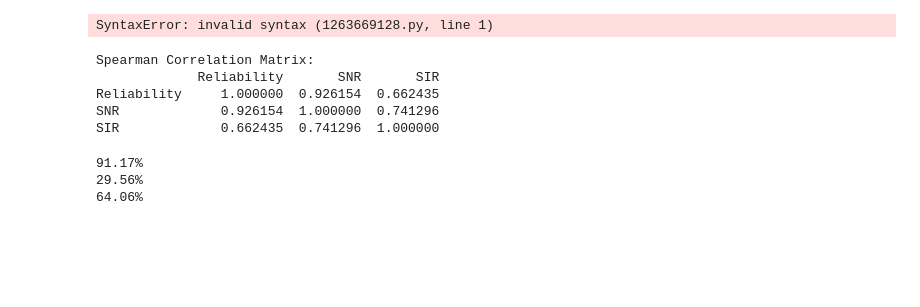
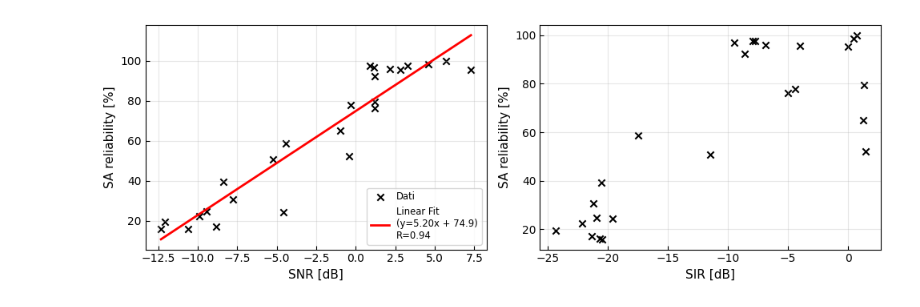
Before and after one commit to pizoz/BSP-Project, a Jupyter notebook: pipeline.ipynb, the cells around one changed output. Cells and saved outputs as stored; diff of their text form; code cells hidden in the pictures; blank space fills up the shorter version.

```diff
--- a/pipeline.ipynb
+++ b/pipeline.ipynb
@@ -71,62 +89,38 @@ for rec_name in record_list:
 # %%
-df. = pd.read_csv(OUTPUT_CSV)
+def linear_func(x, m, q):
+    return m * x + q
+
+df = pd.read_csv(OUTPUT_CSV)
 df['Reliability_Pct'] = df['Reliability'] * 100
-
-def logistic_func(x, L, x0, k):
-    return L / (1 + np.exp(-k * (x - x0)))
 
 df_sorted = df.sort_values(by='SNR')
 x_data = df_sorted['SNR'].values
 y_data = df_sorted['Reliability_Pct'].values
 
-p0 = [100, np.median(x_data), 1]
+x_fit = []
+y_fit = []
+fit_label = "Fit fallito"
 
+# Esecuzione del Fitting
 try:
-    popt, pcov = curve_fit(logistic_func, x_data, y_data, p0=p0, maxfev=5000)
+    popt, pcov = curve_fit(linear_func, x_data, y_data)
+
+    m, q = popt
+
+    # Genera la linea di fit
     x_fit = np.linspace(min(x_data), max(x_data), 500)
-    y_fit = logistic_func(x_fit, *popt)
-    fit_label = f'Logistic Fit\n(x0={popt[1]:.1f} dB)'
+    y_fit = linear_func(x_fit, *popt)
+
+    # Calcolo coefficiente di correlazione
+    correlation_matrix = np.corrcoef(x_data, y_data)
+    r_value = correlation_matrix[0, 1]
+
+    fit_label = f'Linear Fit\n(y={m:.2f}x + {q:.1f})\nR={r_value:.2f}'
+
 except Exception as e:
-    print(e)
+    print(f"Errore nel fitting: {e}")
 
-fig, (ax1, ax2) = plt.subplots(1, 2, figsize=(10, 3.5))
-
-ax1.scatter(df['SNR'], df['Reliability_Pct'], marker='x', color='black', label='Dati')
-if len(x_fit) > 0:
-    ax1.plot(x_fit, y_fit, color='red', linewidth=2, label=fit_label)
-    ax1.legend()
-
-ax1.set_xlabel('SNR [dB]', fontsize=11)
-ax1.set_ylabel('SA reliability [%]', fontsize=11)
-ax1.tick_params(direction='in')
-
-ax2.scatter(df['SIR'], df['Reliability_Pct'], marker='x', color='black')
-ax2.set_xlabel('SIR [dB]', fontsize=11)
-ax2.set_ylabel('SA reliability [%]', fontsize=11)
-ax2.tick_params(direction='in')
-
-# 4. Final Display
-plt.tight_layout()
-plt.show()
+# --- 3. Chiamata alla funzione di Plot ---
+plot_reliability_correlations(df, x_fit, y_fit, fit_label)
 # %% [output]
-SyntaxError: invalid syntax (1263669128.py, line 1)
+[figure, added]
-# %%
-corr_matrix = df[['Reliability', 'SNR', 'SIR']].corr(method='spearman')
-print("\nSpearman Correlation Matrix:")
-print(corr_matrix)
-# %% [output]
-Spearman Correlation Matrix:
-             Reliability       SNR       SIR
-Reliability     1.000000  0.926154  0.662435
-SNR             0.926154  1.000000  0.741296
-SIR             0.662435  0.741296  1.000000
-# %%
-high = df[df['Reliability'] >= 0.6]['Reliability']
-low = df[df['Reliability'] < 0.6]['Reliability']
-print(f"{high.mean()*100:.2f}%")
-print(f"{low.mean()*100:.2f}%")
-print(f"{df['Reliability'].mean()*100:.2f}%")
-# %% [output]
-91.17%
-29.56%
-64.06%
```
Also changed, not shown: parts of 4 cells of this notebook, 4 other files.
